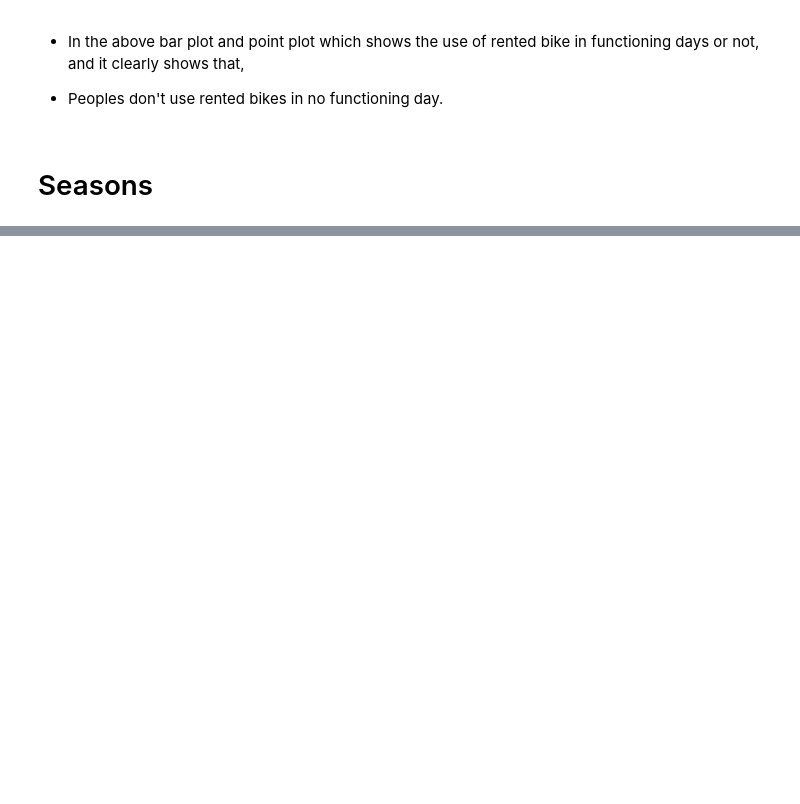
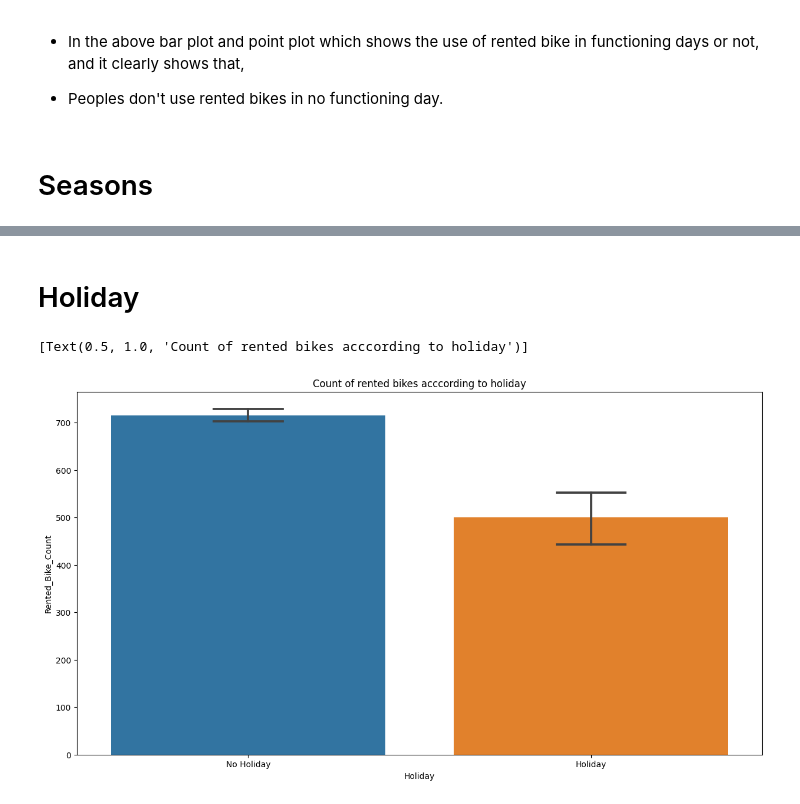
Before and after one commit to AkashK18/-Bike-Sharing-Demand-Prediction---Capstone-Project, a Jupyter notebook: Bike_Sharing_Demand_Prediction_.ipynb, the cells around one changed output, grey strips where cells are left out. Drawn from its saved outputs; the diff is of its cells as text; code cells hidden in the pictures; blank space fills up the shorter version.

```diff
--- a/Bike_Sharing_Demand_Prediction_.ipynb
+++ b/Bike_Sharing_Demand_Prediction_.ipynb
@@ -479,0 +497,10 @@ ax.set(title='Count of Rented bikes according to saesons')
+# %% [markdown]
+# Holiday
+# %%
+#analysis of data by visualization
+fig,ax = plt.subplots(figsize=(15,8))
+sns.barplot(data=bike_df, x= 'Holiday', y = 'Rented_Bike_Count', ax=ax, capsize = .2)
+ax.set(title = 'Count of rented bikes acccording to holiday')
+# %% [output]
+[Text(0.5, 1.0, 'Count of rented bikes acccording to holiday')]
+[figure, added]
```
Also changed, not shown: parts of 46 cells of this notebook.
